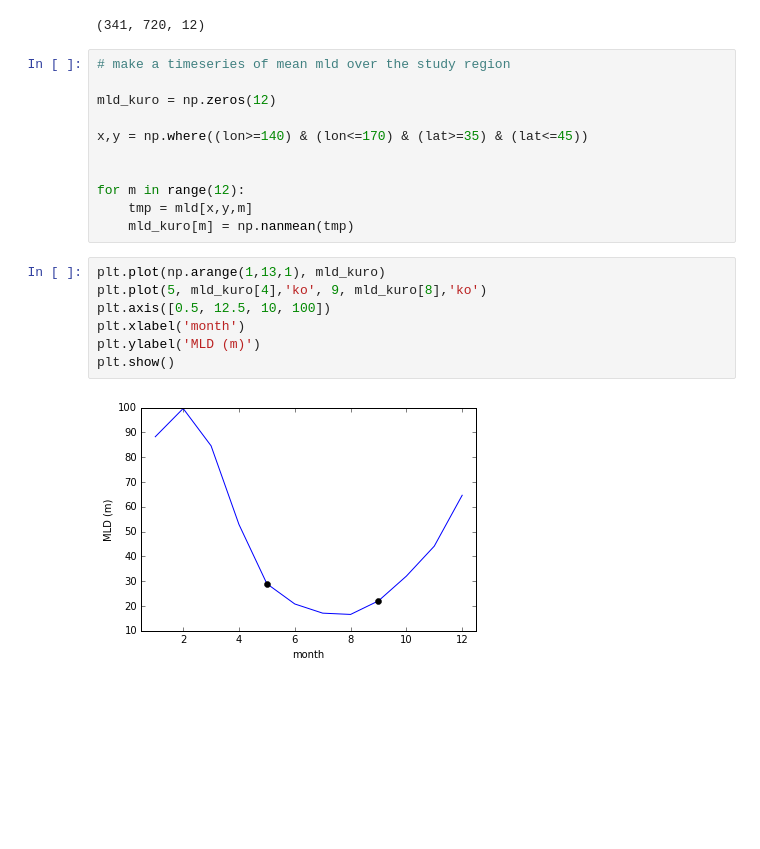
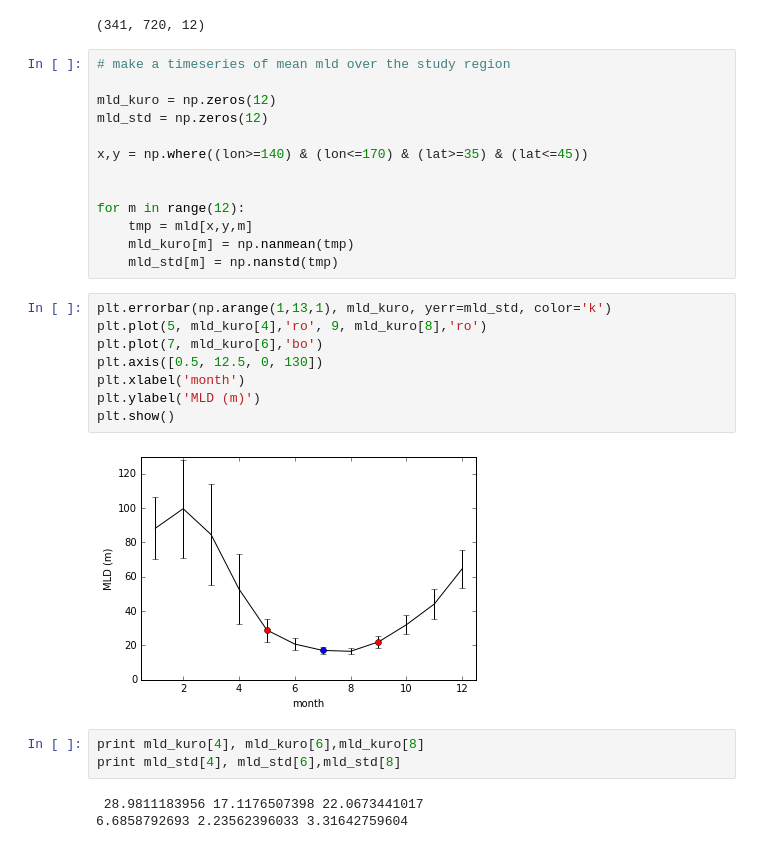
Before and after one commit to sophieclayton/kuroshio_productivity, a Jupyter notebook: kuro_MLD.ipynb, the cells around one changed output. Cells and saved outputs as stored; diff of their text form; blank space fills up the shorter version.

```diff
--- a/kuro_MLD.ipynb
+++ b/kuro_MLD.ipynb
@@ -30,6 +30,7 @@ print np.shape(mld)
 # make a timeseries of mean mld over the study region
 
 mld_kuro = np.zeros(12)
+mld_std = np.zeros(12)
 
 x,y = np.where((lon>=140) & (lon<=170) & (lat>=35) & (lat<=45))
 
@@ -37,12 +38,20 @@ x,y = np.where((lon>=140) & (lon<=170) & (lat>=35) & (lat<=45))
 for m in range(12):
     tmp = mld[x,y,m]
     mld_kuro[m] = np.nanmean(tmp)
+    mld_std[m] = np.nanstd(tmp)
 # %%
-plt.plot(np.arange(1,13,1), mld_kuro)
-plt.plot(5, mld_kuro[4],'ko', 9, mld_kuro[8],'ko')
-plt.axis([0.5, 12.5, 10, 100])
+plt.errorbar(np.arange(1,13,1), mld_kuro, yerr=mld_std, color='k')
+plt.plot(5, mld_kuro[4],'ro', 9, mld_kuro[8],'ro')
+plt.plot(7, mld_kuro[6],'bo')
+plt.axis([0.5, 12.5, 0, 130])
 plt.xlabel('month')
 plt.ylabel('MLD (m)')
 plt.show()
 # %% [output]
-[figure, old version]
+[figure, new version]
+# %%
+print mld_kuro[4], mld_kuro[6],mld_kuro[8]
+print mld_std[4], mld_std[6],mld_std[8]
+# %% [output]
+ 28.9811183956 17.1176507398 22.0673441017
+6.6858792693 2.23562396033 3.31642759604
```
Also changed, not shown: parts of 1 cell of this notebook, 1 other file.
